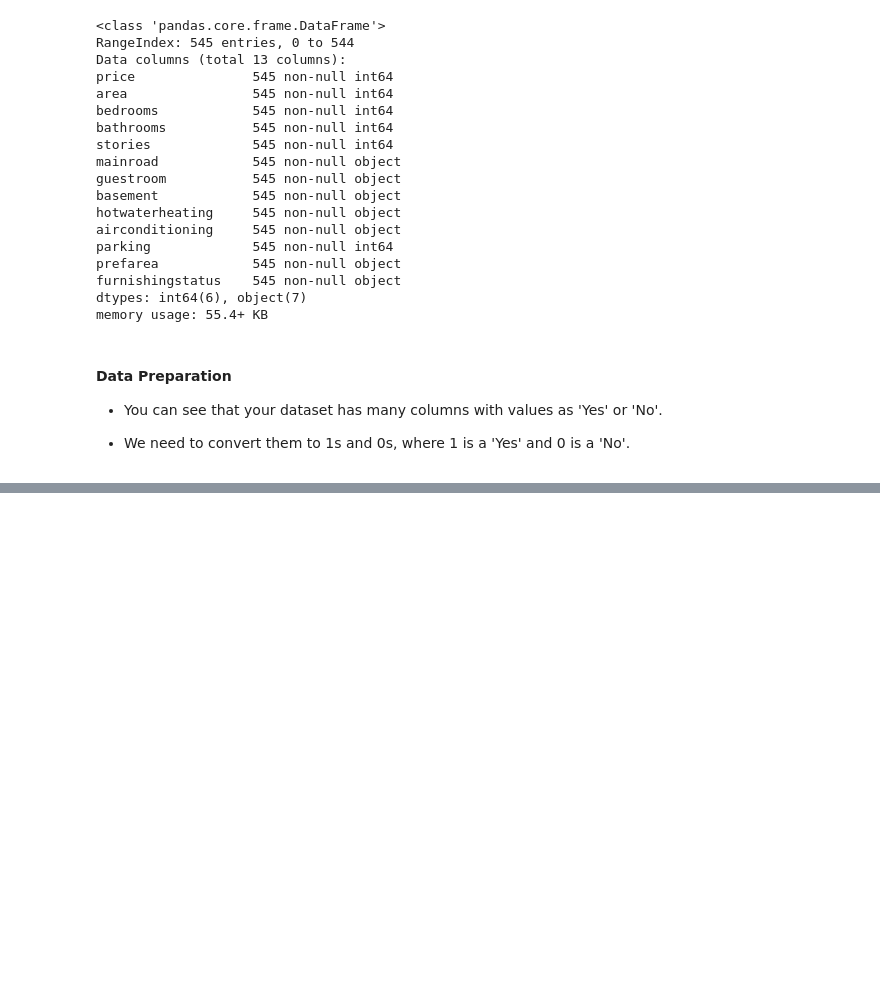
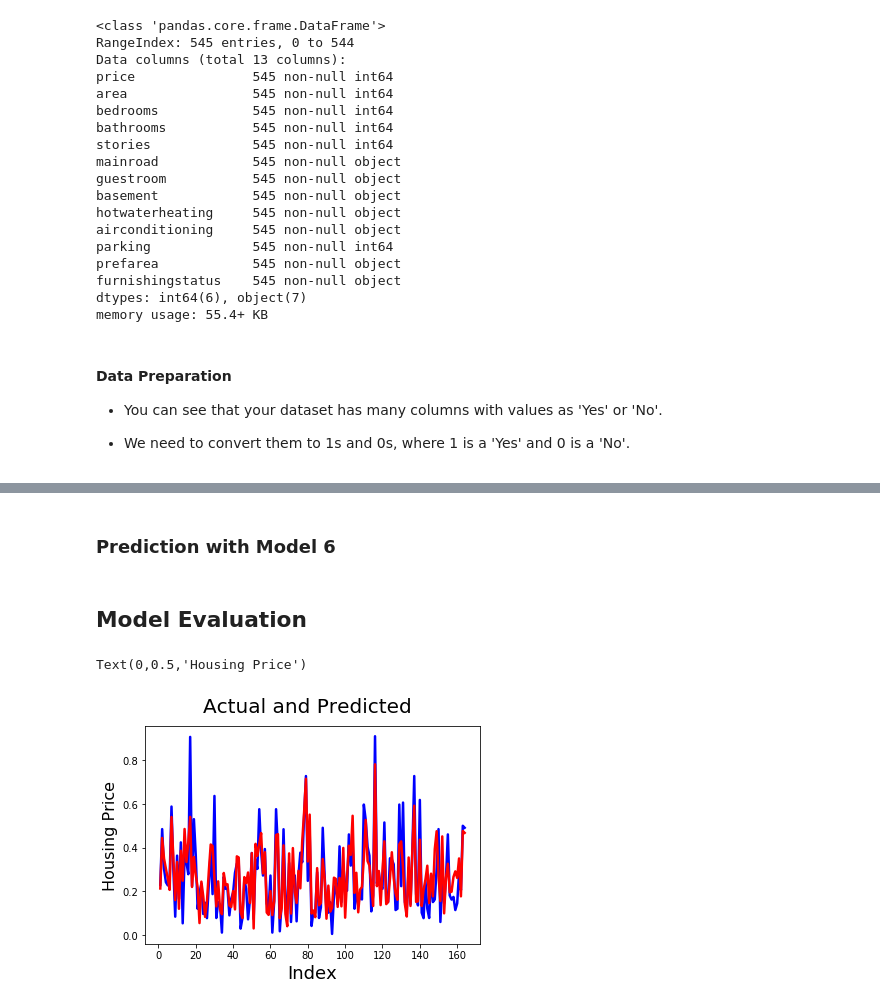
Before and after one commit to ArchitectAK/Delhi-House-Price-Prediction, a Jupyter notebook: House_Price_Prediction_Mutilinear_Regression.ipynb, the cells around one changed output, grey strips where cells are left out. Drawn from its saved outputs; the diff is of its cells as text; code cells hidden in the pictures; blank space fills up the shorter version.

```diff
--- a/House_Price_Prediction_Mutilinear_Regression.ipynb
+++ b/House_Price_Prediction_Mutilinear_Regression.ipynb
@@ -325,0 +450,4 @@ plt.show()
+# %%
+
+# Create a sixth fitted model
+lm_6 = sm.OLS(y_train,X_train).fit()
@@ -325,0 +493,26 @@ plt.show()
+# %% [markdown]
+### Prediction with Model 6
+# %%
+# Adding  constant variable to test dataframe
+X_test_m6 = sm.add_constant(X_test)
+# %%
+
+# Creating X_test_m6 dataframe by dropping variables from X_test_m6
+X_test_m6 = X_test_m6.drop(["bedrooms","bbratio","areaperbedroom","semi-furnished","basement"], axis=1)
+# %%
+# Making predictions
+y_pred_m6 = lm_6.predict(X_test_m6)
+# %% [markdown]
+## Model Evaluation
+# %%
+# Actual vs Predicted
+c = [i for i in range(1,165,1)]
+fig = plt.figure()
+plt.plot(c,y_test, color="blue", linewidth=2.5, linestyle="-")     #Plotting Actual
+plt.plot(c,y_pred_m6, color="red",  linewidth=2.5, linestyle="-")  #Plotting predicted
+fig.suptitle('Actual and Predicted', fontsize=20)              # Plot heading
+plt.xlabel('Index', fontsize=18)                               # X-label
+plt.ylabel('Housing Price', fontsize=16)                       # Y-label
+# %% [output]
+Text(0,0.5,'Housing Price')
+[figure, added]
```
Also changed, not shown: parts of 97 cells of this notebook, 1 other file.
